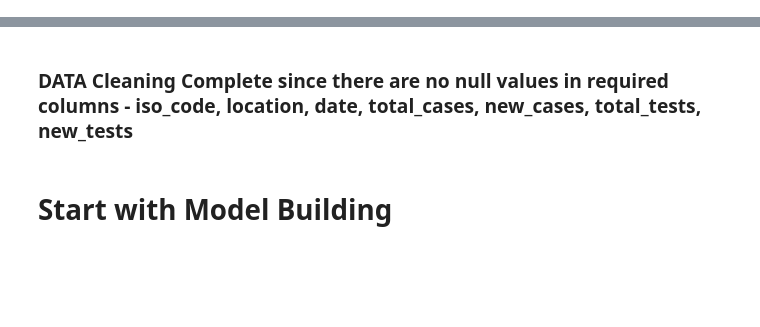
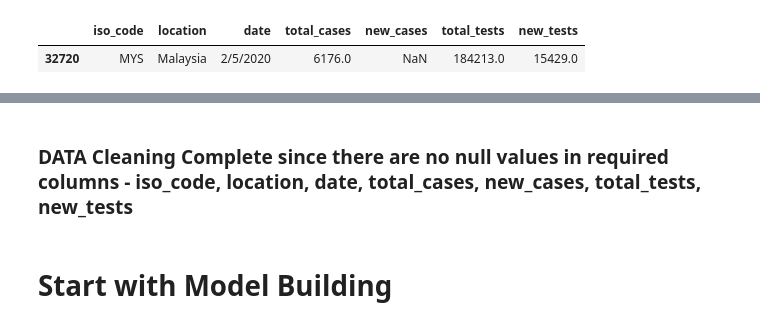
Before and after one commit to Sai2000-20/Covid_Cases_TestKits_TimeSeriesPrediction-SARIMA, a Jupyter notebook: Python-Code-SARIMA/NewCases-TestKits-Prediction-SARIMA.ipynb, the cells around one changed output, grey strips where cells are left out. Saved outputs shown, nothing was run; the diff lists cells and outputs as text; code cells hidden in the pictures; blank space fills up the shorter version.

```diff
--- a/Python-Code-SARIMA/NewCases-TestKits-Prediction-SARIMA.ipynb
+++ b/Python-Code-SARIMA/NewCases-TestKits-Prediction-SARIMA.ipynb
@@ -391,0 +142,5 @@ df['date'] = pd.to_datetime(df['date'],format="%d/%m/%Y")
+# %%
+df[df['new_cases'].isnull()==True]
+# %% [output]
+|  | iso_code | location | date | total_cases | new_cases | total_tests | new_tests |
+| 32720 | MYS | Malaysia | 2/5/2020 | 6176.0 | NaN | 184213.0 | 15429.0 |
```
Also changed, not shown: parts of 79 cells of this notebook.
